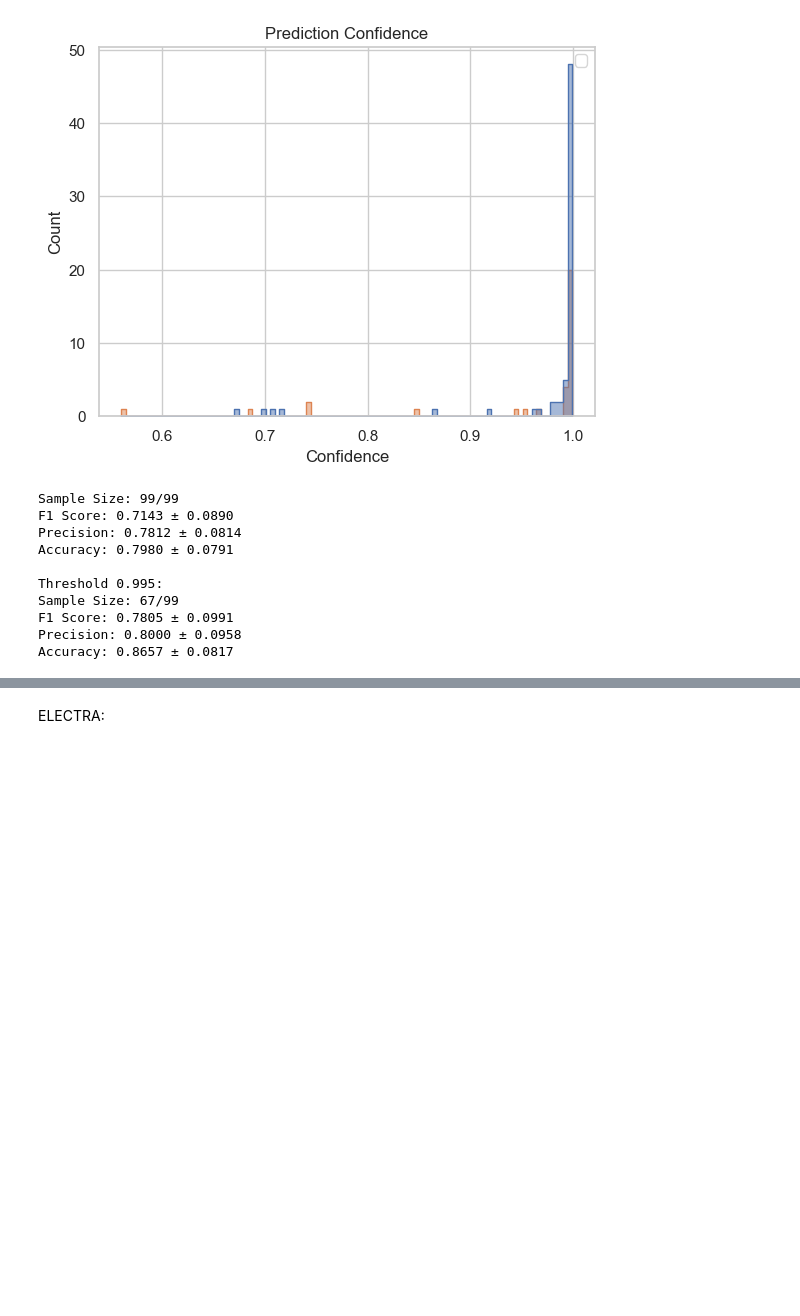
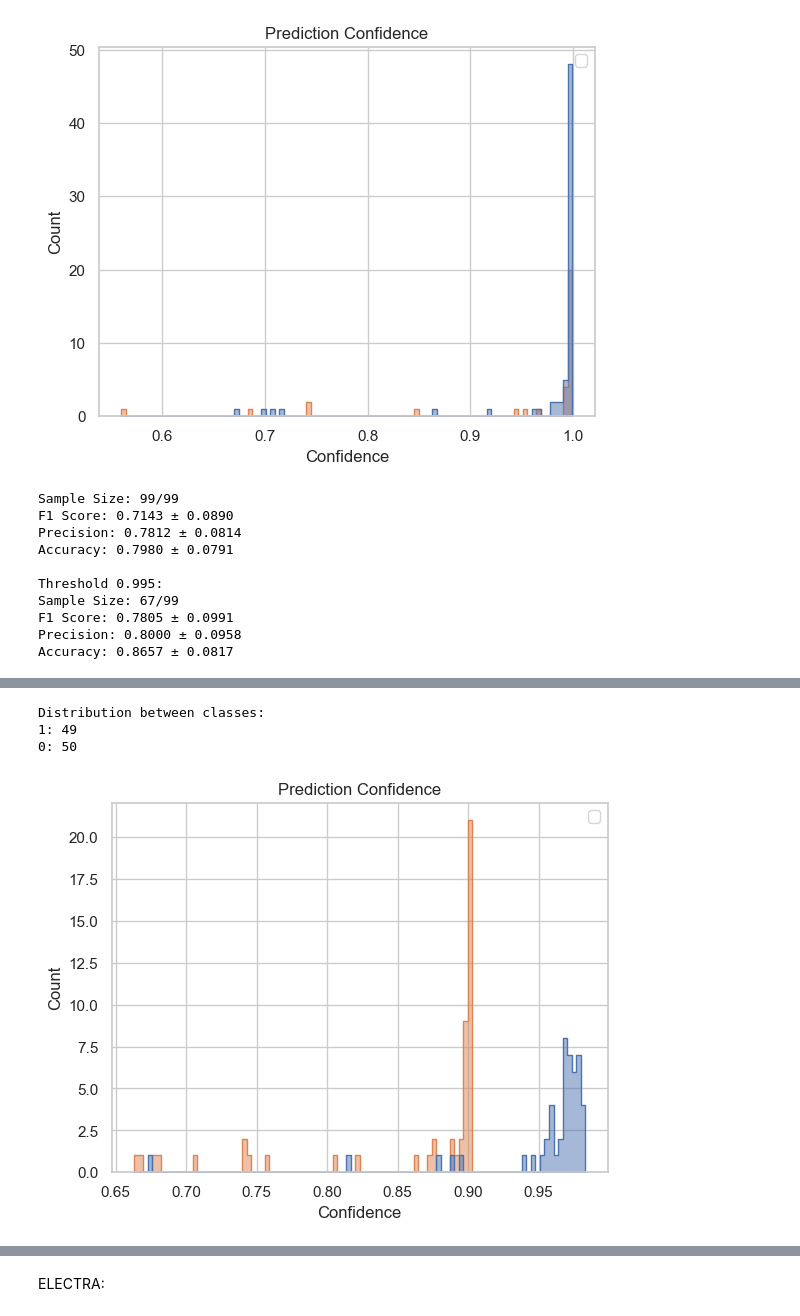
Before and after one commit to goouthy/misinfo-eng-est, a Jupyter notebook: pipeline/classification/cls-comparison.ipynb, the cells around one changed output, grey strips where cells are left out. Cells and saved outputs as stored; diff of their text form; code cells hidden in the pictures; blank space fills up the shorter version.

```diff
--- a/pipeline/classification/cls-comparison.ipynb
+++ b/pipeline/classification/cls-comparison.ipynb
@@ -40,0 +52,13 @@ BERT Base Multilingual CASED:
+# %%
+bertvalpreds = pd.read_csv('../mBERT_validation_predictions_with_confidence_2024-04-27-20-50.csv')
+
+bertvalpreds = pd.merge(bertvalpreds, xlmrobertavalpreds, on='EstText Index', how='inner')[['EstText Index', 'True Label', 'Label', 'Confidence_x']]
+bertvalpreds = bertvalpreds.rename(columns={'Label': 'Prediction', 'Confidence_x': 'Confidence'})
+
+distr(bertvalpreds)
+distr_plot(bertvalpreds)
+# %% [output]
+Distribution between classes:
+1: 49
+0: 50
+[figure, added]
```
Also changed, not shown: parts of 10 cells of this notebook.
